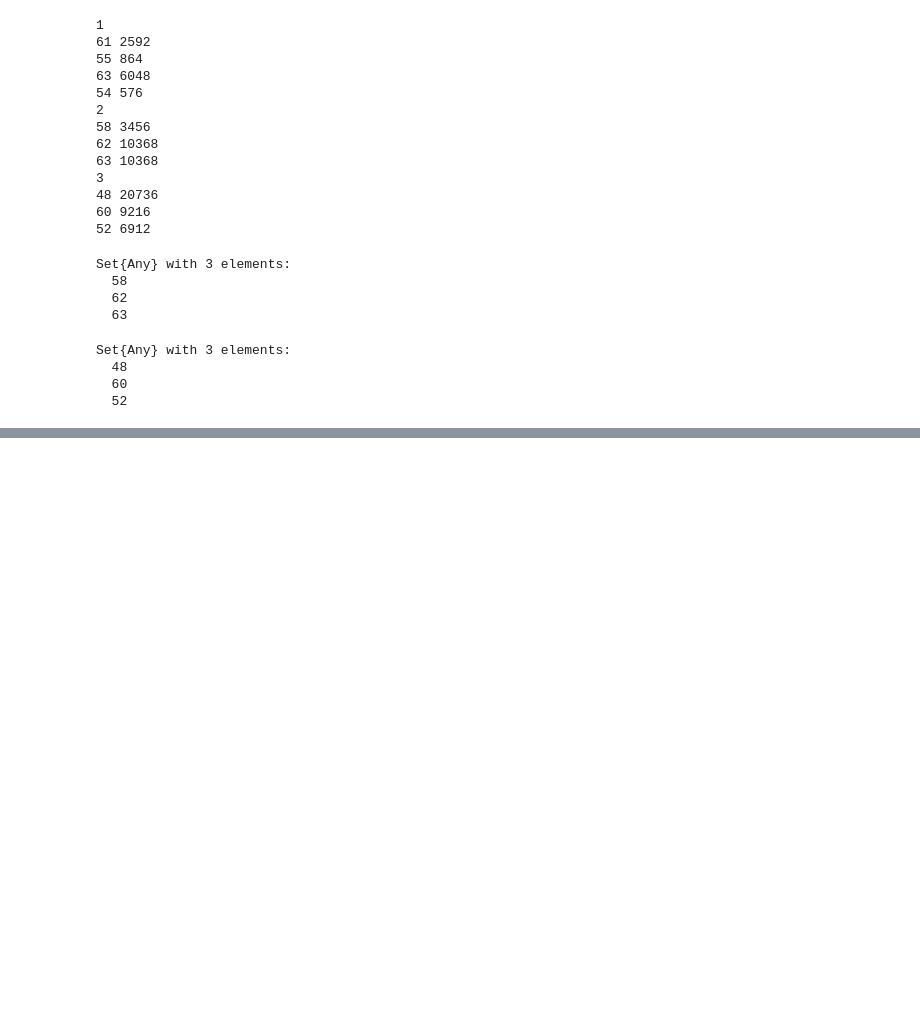
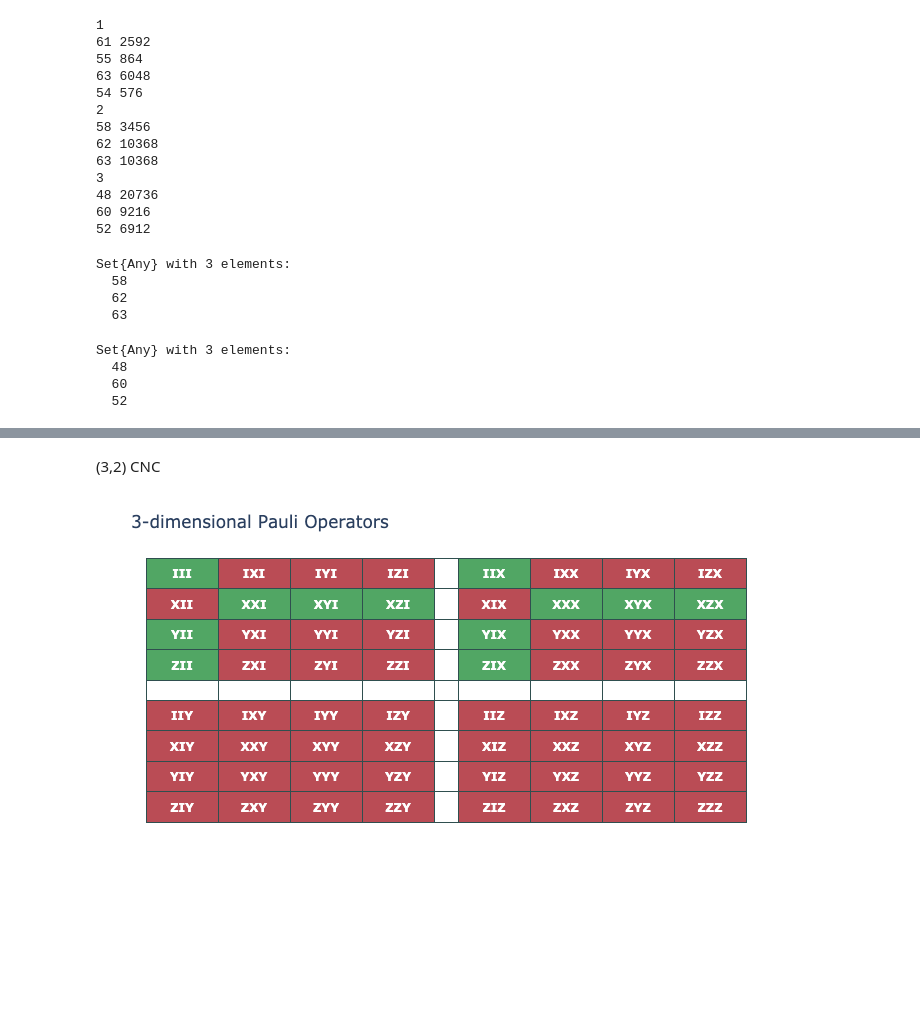
Before and after one commit to BilQCT/LocalPauli, a Jupyter notebook: cnc.ipynb, the cells around one changed output, grey strips where cells are left out. Drawn from its saved outputs; the diff is of its cells as text; code cells hidden in the pictures; blank space fills up the shorter version.

```diff
--- a/cnc.ipynb
+++ b/cnc.ipynb
@@ -457,0 +474,7 @@ Set{Any} with 3 elements:
+# %% [markdown]
+(3,2) CNC
+# %%
+cnc_32 = get_full_cnc_set(3,2)
+draw_3dim_paulis(cnc_32)
+# %% [output]
+[figure, added]
```
Also changed, not shown: parts of 5 cells of this notebook, 4 other files.
